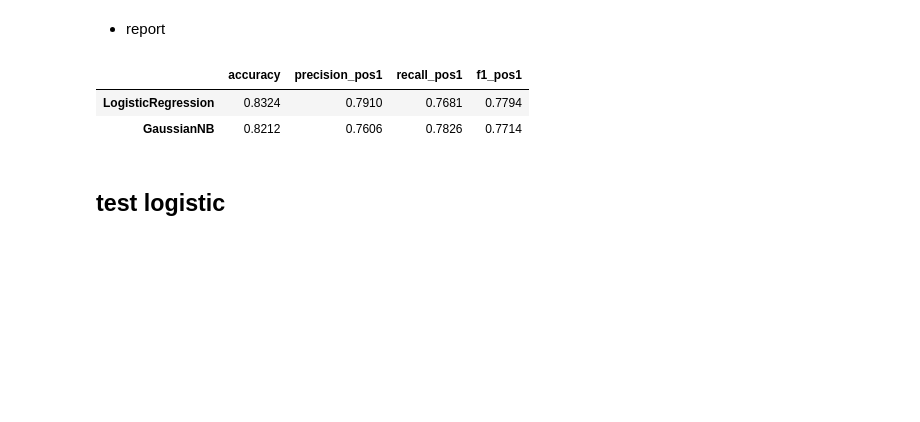
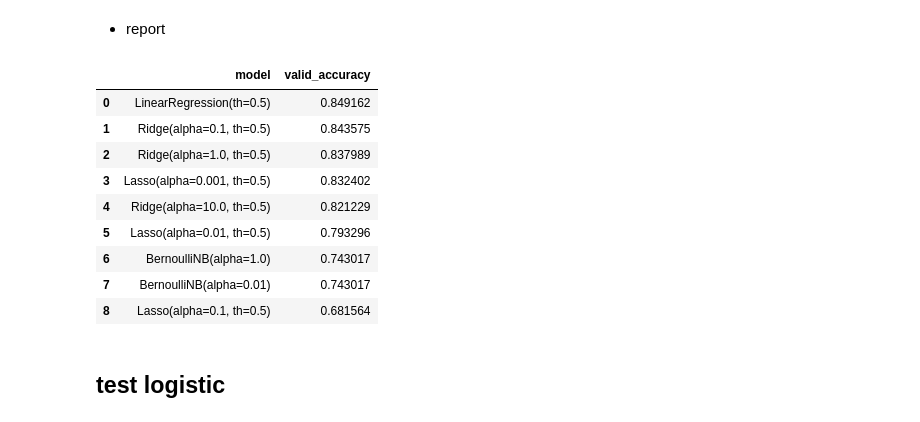
Before and after one commit to BrianBai093/Applied-ML, a Jupyter notebook: A1/A1.ipynb, the cells around one changed output. Cells and saved outputs as stored; diff of their text form; code cells hidden in the pictures; blank space fills up the shorter version.

Commit message:
update LASSO and RIdge

```diff
--- a/A1/data_preprocessing.ipynb
+++ b/A1/A1.ipynb
@@ -557,0 +595,12 @@ weighted avg     0.8224    0.8212    0.8217       179
+# %%
+from sklearn.linear_model import Ridge
+
+for a in [0.1, 1.0, 10.0]:
+    ridge = Pipeline(steps=[
+        ("preprocess", preprocess_linear),
+        ("model", Ridge(alpha=a, random_state=42))
+    ])
+    ridge.fit(X_train, y_train)
+    score_valid = ridge.predict(X_valid)
+    pred_valid = (score_valid >= 0.5).astype(int)
+    results.append(eval_binary(f"Ridge(alpha={a}, th=0.5)", y_valid, pred_valid))
@@ -557,0 +627,12 @@ weighted avg     0.8224    0.8212    0.8217       179
+# %%
+from sklearn.linear_model import Lasso
+
+for a in [0.001, 0.01, 0.1]:
+    lasso = Pipeline(steps=[
+        ("preprocess", preprocess_linear),
+        ("model", Lasso(alpha=a, max_iter=20000, random_state=42))
+    ])
+    lasso.fit(X_train, y_train)
+    score_valid = lasso.predict(X_valid)
+    pred_valid = (score_valid >= 0.5).astype(int)
+    results.append(eval_binary(f"Lasso(alpha={a}, th=0.5)", y_valid, pred_valid))
@@ -558,35 +657,26 @@ weighted avg     0.8224    0.8212    0.8217       179
 # %% [markdown]
 - report
-# %%
-import pandas as pd
-from sklearn.metrics import precision_recall_fscore_support, accuracy_score
-
-def metrics_binary(y_true, y_pred):
-    # 返回：acc + 对正类(1)的 precision/recall/f1
-    acc = accuracy_score(y_true, y_pred)
-    p, r, f1, _ = precision_recall_fscore_support(y_true, y_pred, average=None, labels=[0,1])
-    # p/r/f1 是两个类的数组，这里取正类(1)下标=1
-    return {
-        "accuracy": acc,
-        "precision_pos1": p[1],
-        "recall_pos1": r[1],
-        "f1_pos1": f1[1],
-    }
-
-# Logistic
-pred_valid_lr = clf_lr.predict(X_valid)
-m_lr = metrics_binary(y_valid, pred_valid_lr)
-
-# NB
-pred_valid_nb = nb_pipe.predict(X_valid)
-m_nb = metrics_binary(y_valid, pred_valid_nb)
-
-summary = pd.DataFrame([m_lr, m_nb], index=["LogisticRegression", "GaussianNB"]).round(4)
-summary
-# %% [output]
-|  | accuracy | precision_pos1 | recall_pos1 | f1_pos1 |
-| LogisticRegression | 0.8324 | 0.7910 | 0.7681 | 0.7794 |
-| GaussianNB | 0.8212 | 0.7606 | 0.7826 | 0.7714 |
+# %%
+import pandas as pd
+
+summary = pd.DataFrame([
+    {"model": r["model"], "valid_accuracy": r["accuracy"]}
+    for r in results
+]).sort_values("valid_accuracy", ascending=False)
+
+summary.reset_index(drop=True, inplace=True)
+summary
+# %% [output]
+|  | model | valid_accuracy |
+| 0 | LinearRegression(th=0.5) | 0.849162 |
+| 1 | Ridge(alpha=0.1, th=0.5) | 0.843575 |
+| 2 | Ridge(alpha=1.0, th=0.5) | 0.837989 |
+| 3 | Lasso(alpha=0.001, th=0.5) | 0.832402 |
+| 4 | Ridge(alpha=10.0, th=0.5) | 0.821229 |
+| 5 | Lasso(alpha=0.01, th=0.5) | 0.793296 |
+| 6 | BernoulliNB(alpha=1.0) | 0.743017 |
+| 7 | BernoulliNB(alpha=0.01) | 0.743017 |
+| 8 | Lasso(alpha=0.1, th=0.5) | 0.681564 |
 # %% [markdown]
 ## test logistic
 # %%
```
Also changed, not shown: parts of 12 cells of this notebook, 1 other file.
